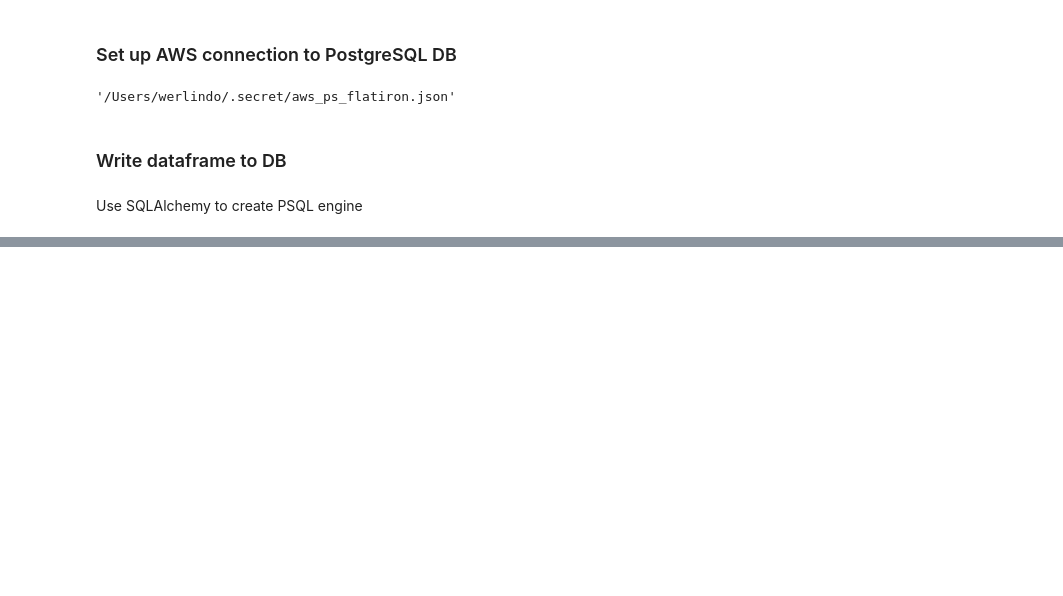
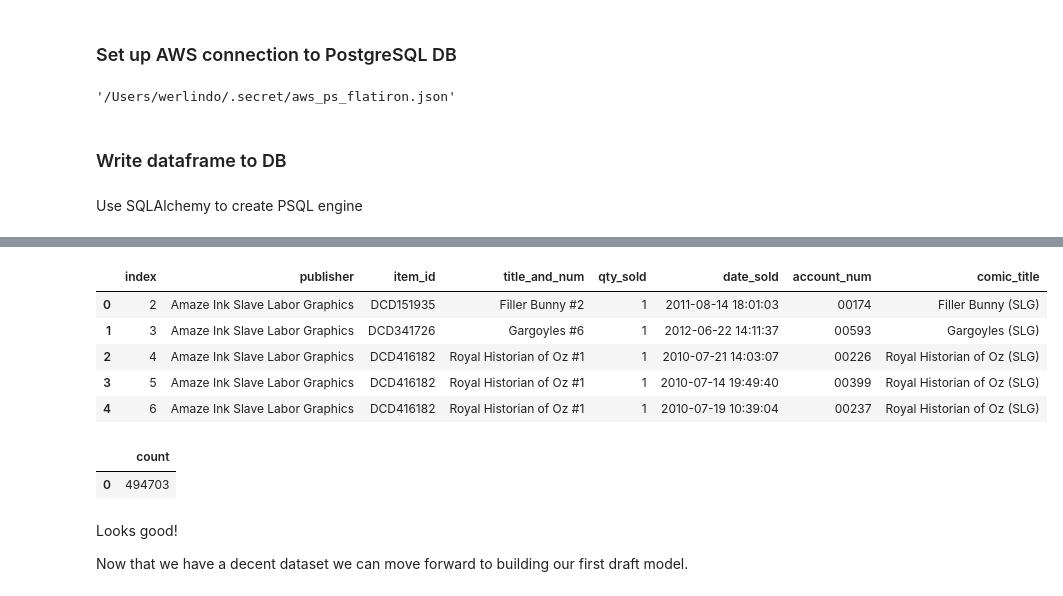
Before and after one commit to werlindo/comics_rx, a Jupyter notebook: comics_rx-data_prep.ipynb, the cells around one changed output, grey strips where cells are left out. Cells and saved outputs as stored; diff of their text form; code cells hidden in the pictures; blank space fills up the shorter version.

```diff
--- a/comics_rx-data_prep.ipynb
+++ b/comics_rx-data_prep.ipynb
@@ -452,0 +542,13 @@ trans_df.to_sql(trans_tbl_nm, con=sql_alch_engine, if_exists='append')
+# %%
+# Check results
+temp_df = pd.DataFrame(cur.fetchall())
+temp_df.columns = [col.name for col in cur.description]
+# %%
+temp_df.head()
+# %% [output]
+|  | index | publisher | item_id | title_and_num | qty_sold | date_sold | account_num | comic_title |
+| 0 | 2 | Amaze Ink Slave Labor Graphics | DCD151935 | Filler Bunny #2 | 1 | 2011-08-14 18:01:03 | 00174 | Filler Bunny (SLG) |
+| 1 | 3 | Amaze Ink Slave Labor Graphics | DCD341726 | Gargoyles #6 | 1 | 2012-06-22 14:11:37 | 00593 | Gargoyles (SLG) |
+| 2 | 4 | Amaze Ink Slave Labor Graphics | DCD416182 | Royal Historian of Oz #1 | 1 | 2010-07-21 14:03:07 | 00226 | Royal Historian of Oz (SLG) |
+| 3 | 5 | Amaze Ink Slave Labor Graphics | DCD416182 | Royal Historian of Oz #1 | 1 | 2010-07-14 19:49:40 | 00399 | Royal Historian of Oz (SLG) |
+| 4 | 6 | Amaze Ink Slave Labor Graphics | DCD416182 | Royal Historian of Oz #1 | 1 | 2010-07-19 10:39:04 | 00237 | Royal Historian of Oz (SLG) |
@@ -452,0 +567,9 @@ trans_df.to_sql(trans_tbl_nm, con=sql_alch_engine, if_exists='append')
+# %%
+temp_df.head()
+# %% [output]
+|  | count |
+| 0 | 494703 |
+# %% [markdown]
+Looks good!
+
+Now that we have a decent dataset we can move forward to building our first draft model.
```
Also changed, not shown: parts of 29 cells of this notebook, 1 other file.
